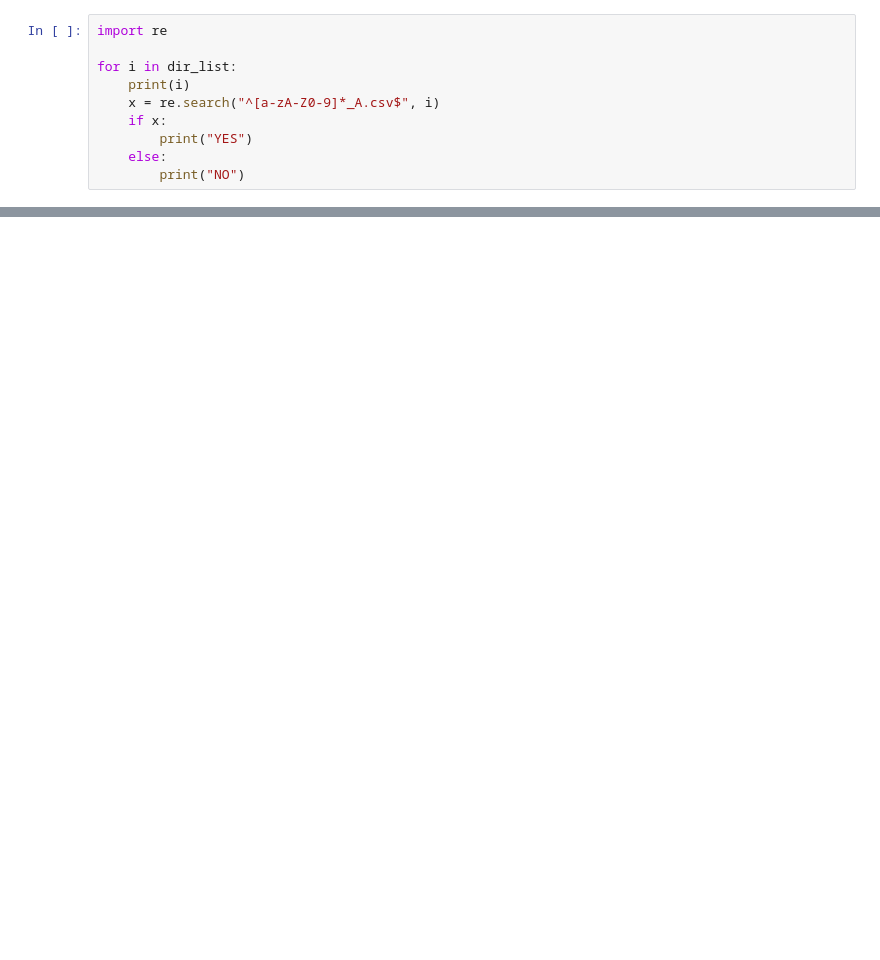
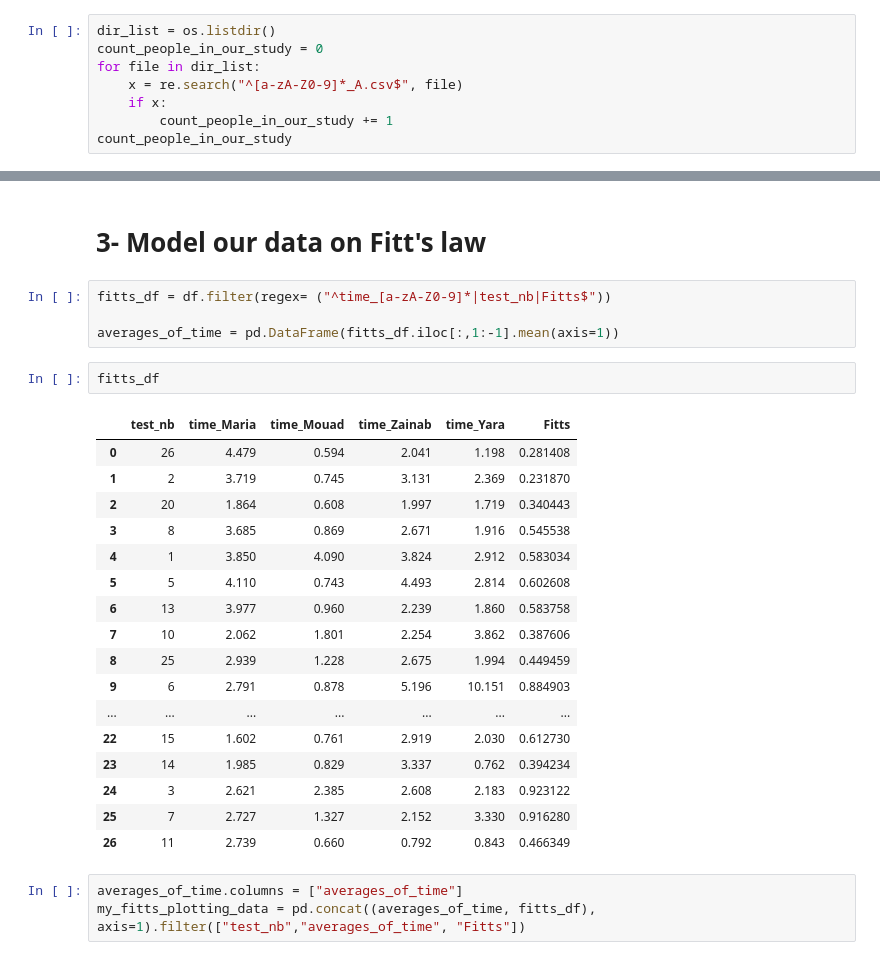
Before and after one commit to hayach2/HCI_TrackPad, a Jupyter notebook: src/dependencies/user_experience/analysis.ipynb, the cells around one changed output, grey strips where cells are left out. Saved outputs shown, nothing was run; the diff lists cells and outputs as text; blank space fills up the shorter version.

```diff
--- a/src/dependencies/user_experience/analysis.ipynb
+++ b/src/dependencies/user_experience/analysis.ipynb
@@ -59,11 +17,9 @@ print(dir_list)
 # %%
-import re
-
-for i in dir_list:
-    print(i)
-    x = re.search("^[a-zA-Z0-9]*_A.csv$", i)
+dir_list = os.listdir()
+count_people_in_our_study = 0
+for file in dir_list:
+    x = re.search("^[a-zA-Z0-9]*_A.csv$", file)
     if x:
-        print("YES")
-    else:
-        print("NO")
+        count_people_in_our_study += 1
+count_people_in_our_study
 # %% [output]
@@ -120,0 +325,29 @@ df.sort_values(by="test_nb")
+# %% [markdown]
+# 3- Model our data on Fitt's law
+# %%
+fitts_df = df.filter(regex= ("^time_[a-zA-Z0-9]*|test_nb|Fitts$"))
+
+averages_of_time = pd.DataFrame(fitts_df.iloc[:,1:-1].mean(axis=1))
+# %%
+fitts_df
+# %% [output]
+|  | test_nb | time_Maria | time_Mouad | time_Zainab | time_Yara | Fitts |
+| 0 | 26 | 4.479 | 0.594 | 2.041 | 1.198 | 0.281408 |
+| 1 | 2 | 3.719 | 0.745 | 3.131 | 2.369 | 0.231870 |
+| 2 | 20 | 1.864 | 0.608 | 1.997 | 1.719 | 0.340443 |
+| 3 | 8 | 3.685 | 0.869 | 2.671 | 1.916 | 0.545538 |
+| 4 | 1 | 3.850 | 4.090 | 3.824 | 2.912 | 0.583034 |
+| 5 | 5 | 4.110 | 0.743 | 4.493 | 2.814 | 0.602608 |
+| 6 | 13 | 3.977 | 0.960 | 2.239 | 1.860 | 0.583758 |
+| 7 | 10 | 2.062 | 1.801 | 2.254 | 3.862 | 0.387606 |
+| 8 | 25 | 2.939 | 1.228 | 2.675 | 1.994 | 0.449459 |
+| 9 | 6 | 2.791 | 0.878 | 5.196 | 10.151 | 0.884903 |
+| ... | ... | ... | ... | ... | ... | ... |
+| 22 | 15 | 1.602 | 0.761 | 2.919 | 2.030 | 0.612730 |
+| 23 | 14 | 1.985 | 0.829 | 3.337 | 0.762 | 0.394234 |
+| 24 | 3 | 2.621 | 2.385 | 2.608 | 2.183 | 0.923122 |
+| 25 | 7 | 2.727 | 1.327 | 2.152 | 3.330 | 0.916280 |
+| 26 | 11 | 2.739 | 0.660 | 0.792 | 0.843 | 0.466349 |
+# %%
+averages_of_time.columns = ["averages_of_time"]
+my_fitts_plotting_data = pd.concat((averages_of_time, fitts_df), axis=1).filter(["test_nb","averages_of_time", "Fitts"])
```
Also changed, not shown: parts of 20 cells of this notebook, 21 other files.
